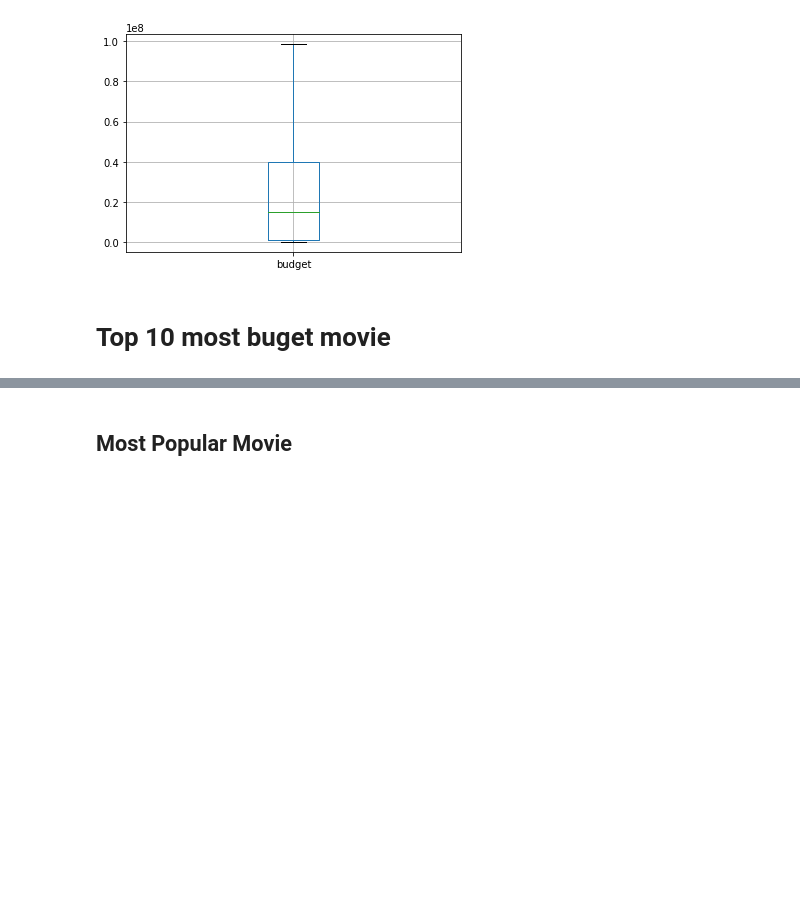
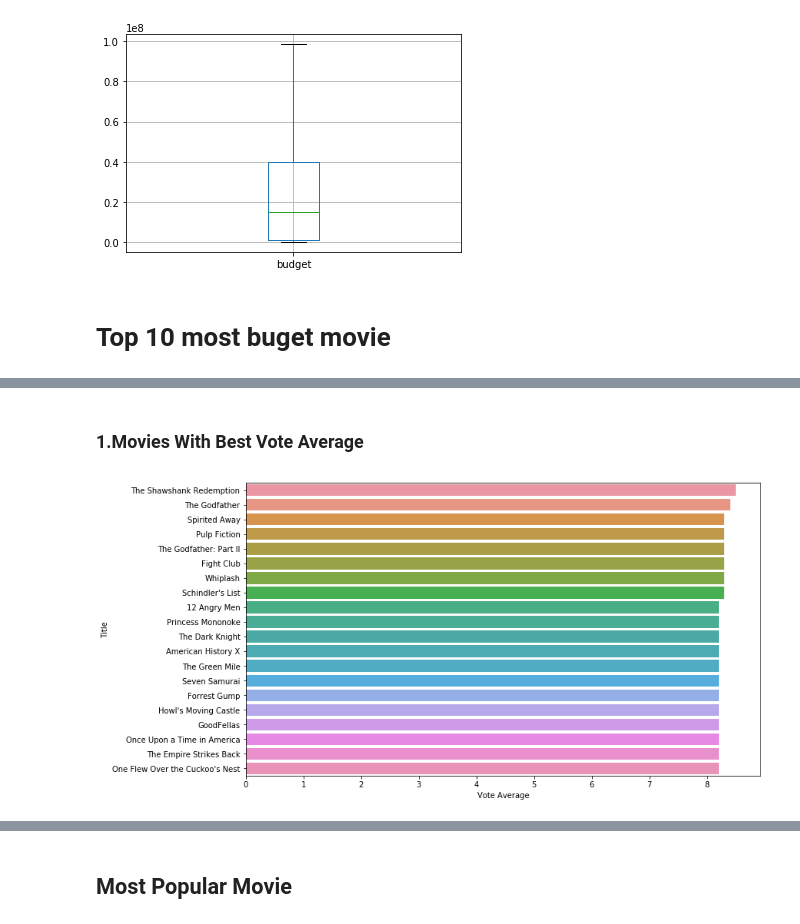
Before and after one commit to palashmoon/Springboard, a Jupyter notebook: Capstone Project/Movie Recommendation System.ipynb, the cells around one changed output, grey strips where cells are left out. Drawn from its saved outputs; the diff is of its cells as text; code cells hidden in the pictures; blank space fills up the shorter version.

```diff
--- a/Capstone Project/Movie Recommendation System.ipynb
+++ b/Capstone Project/Movie Recommendation System.ipynb
@@ -252,0 +272,13 @@ lower_fence1,higher_fence1,IQR
+# %% [markdown]
+### 1.Movies With Best Vote Average
+# %%
+data = movies[['title' , 'vote_average' , 'vote_count']]
+data = data[data['vote_count'] >= 250]
+data = data.sort_values('vote_average' , ascending = False).nlargest(20 , columns = 'vote_average')
+plt.figure(figsize=(12,7))
+sns.barplot(x = 'vote_average' , y = 'title' , data = data)
+plt.xlabel('Vote Average')
+plt.ylabel('Title')
+plt.show()
+# %% [output]
+[figure, added]
```
Also changed, not shown: parts of 33 cells of this notebook.
